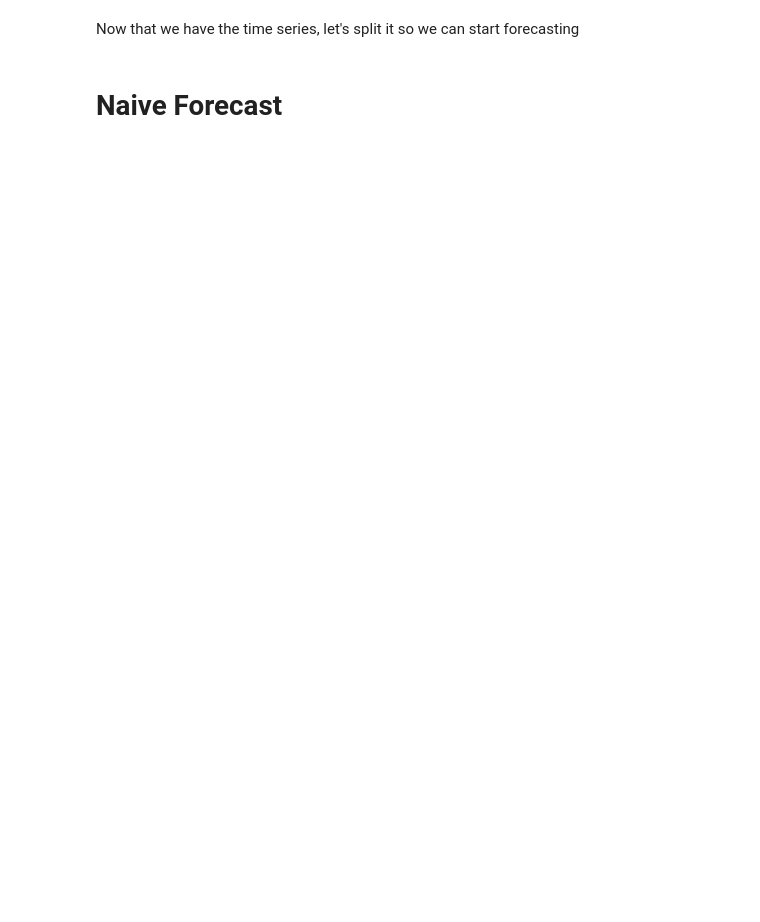
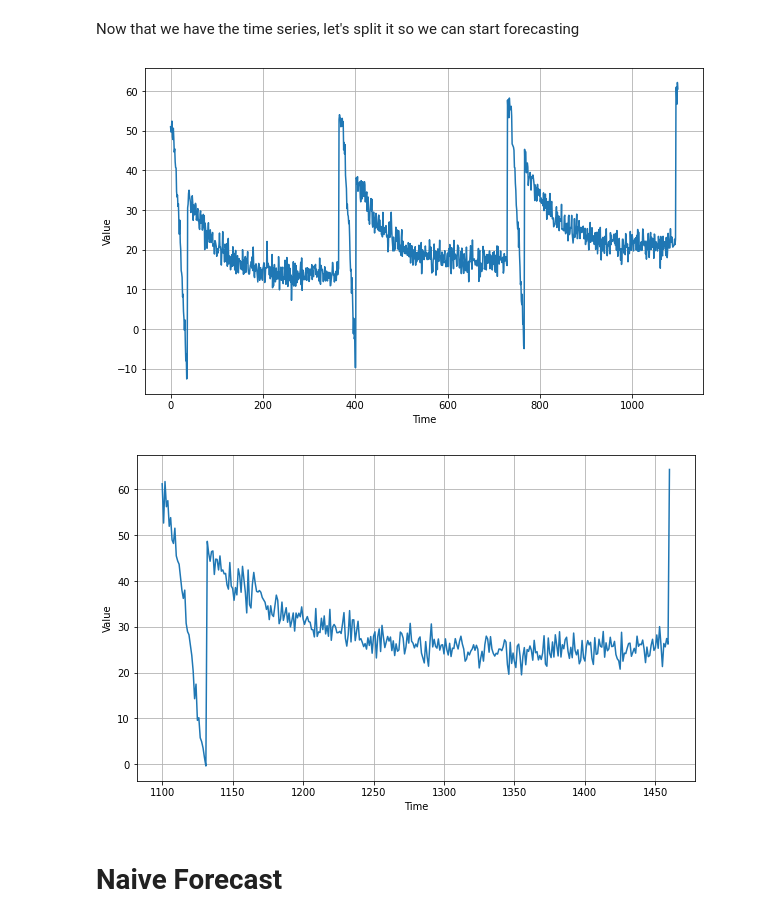
Before and after one commit to AlchemyGeek/Coursera-Tensorflow, a Jupyter notebook: SEQ-Week1-Exercise.ipynb, the cells around one changed output. Drawn from its saved outputs; the diff is of its cells as text; code cells hidden in the pictures; blank space fills up the shorter version.

```diff
--- a/SEQ-Week1-Exercise.ipynb
+++ b/SEQ-Week1-Exercise.ipynb
@@ -73,21 +77,24 @@ plt.show()
 # %% [markdown]
 Now that we have the time series, let's split it so we can start forecasting
 # %%
-split_time = # YOUR CODE HERE
+split_time = 1100
 time_train = time[:split_time]
 x_train = series[:split_time]
 time_valid = time[split_time:]
 x_valid = series[split_time:]
 plt.figure(figsize=(10, 6))
 plot_series(time_train, x_train)
 plt.show()
 
 plt.figure(figsize=(10, 6))
 plot_series(time_valid, x_valid)
 plt.show()
 
 # EXPECTED OUTPUT
 # Chart WITH 4 PEAKS between 50 and 65 and 3 troughs between -12 and 0
 # Chart with 2 Peaks, first at slightly above 60, last at a little more than that, should also have a single trough at about 0
+# %% [output]
+[figure, added]
+[figure, added]
 # %% [markdown]
 # Naive Forecast
```
Also changed, not shown: parts of 16 cells of this notebook.
